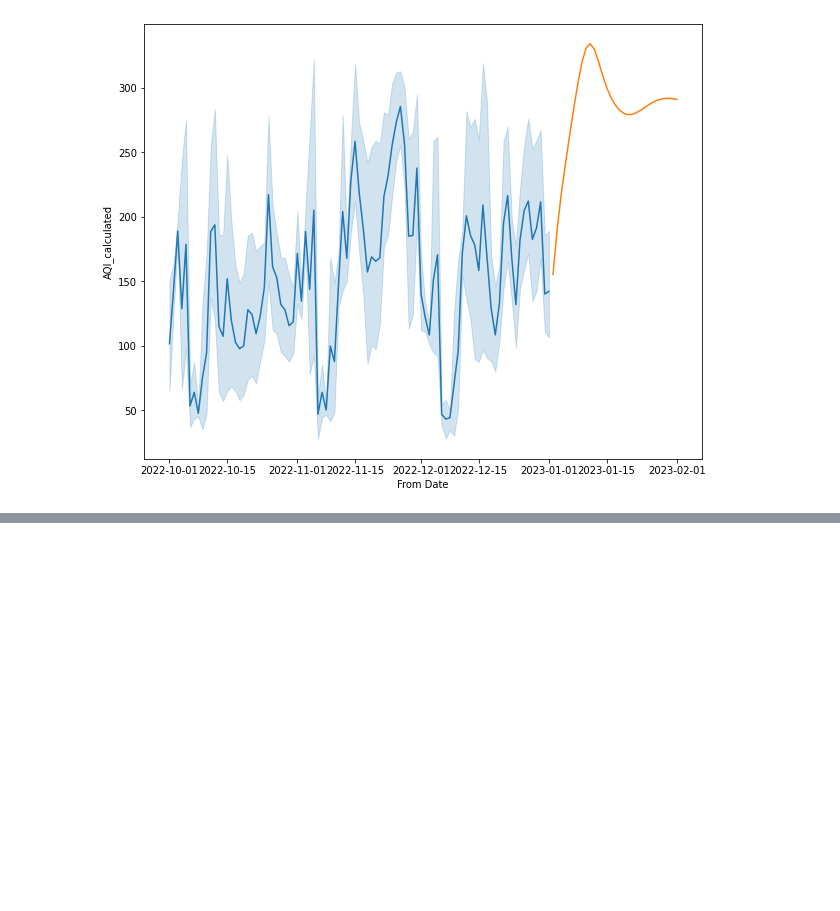
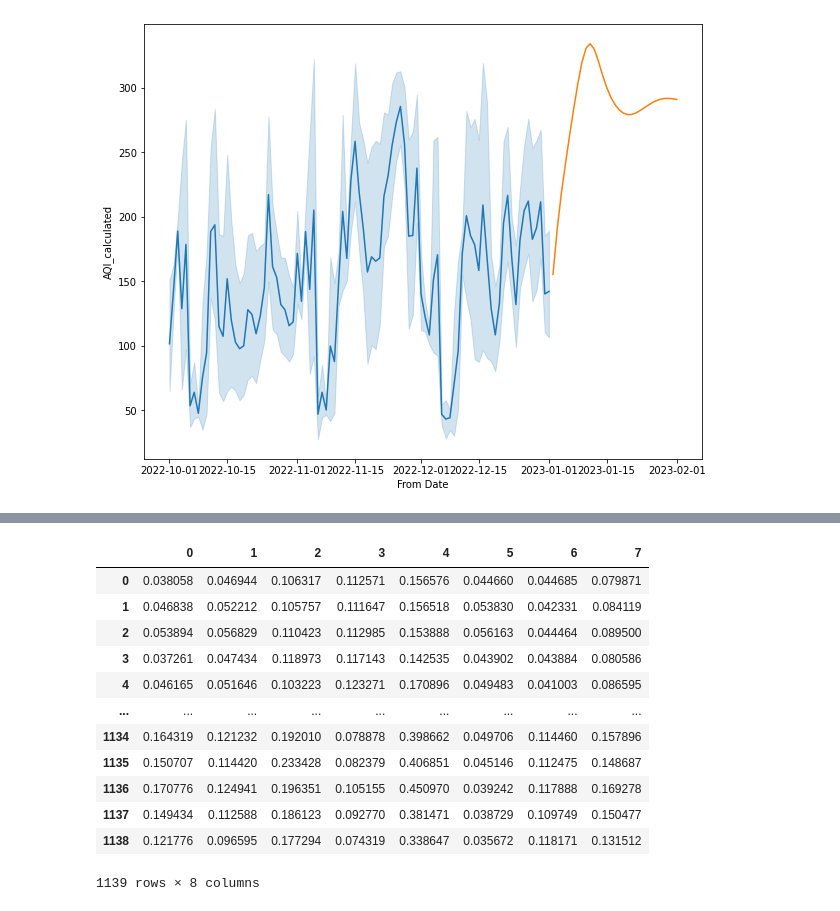
Before and after one commit to Anurag1902/Mumbai-AQI-Forecast, a Jupyter notebook: Mumbai_AQI_Projection.ipynb, the cells around one changed output, grey strips where cells are left out. Drawn from its saved outputs; the diff is of its cells as text; code cells hidden in the pictures; blank space fills up the shorter version.

```diff
--- a/Mumbai_AQI_Projection.ipynb
+++ b/Mumbai_AQI_Projection.ipynb
@@ -639,0 +662,8 @@ See the caveats in the documentation: https://pandas.pydata.org/pandas-docs/stab
+# %%
+x_train, x_test, y_train, y_test = train_test_split(features, target, test_size=0.20//
+                                                    , random_state=123, shuffle = False)
+# %%
+test_generator = TimeseriesGenerator(x_test, y_test, length=win_length, //
+                                     sampling_rate=1, batch_size=batch_size)
+# %%
+predictions=model.predict(test_generator)
@@ -639,0 +733,16 @@ See the caveats in the documentation: https://pandas.pydata.org/pandas-docs/stab
+# %%
+df_pred
+# %% [output]
+|  | 0 | 1 | 2 | 3 | 4 | 5 | 6 | 7 |
+| 0 | 0.038058 | 0.046944 | 0.106317 | 0.112571 | 0.156576 | 0.044660 | 0.044685 | 0.079871 |
+| 1 | 0.046838 | 0.052212 | 0.105757 | 0.111647 | 0.156518 | 0.053830 | 0.042331 | 0.084119 |
+| 2 | 0.053894 | 0.056829 | 0.110423 | 0.112985 | 0.153888 | 0.056163 | 0.044464 | 0.089500 |
+| 3 | 0.037261 | 0.047434 | 0.118973 | 0.117143 | 0.142535 | 0.043902 | 0.043884 | 0.080586 |
+| 4 | 0.046165 | 0.051646 | 0.103223 | 0.123271 | 0.170896 | 0.049483 | 0.041003 | 0.086595 |
+| ... | ... | ... | ... | ... | ... | ... | ... | ... |
+| 1134 | 0.164319 | 0.121232 | 0.192010 | 0.078878 | 0.398662 | 0.049706 | 0.114460 | 0.157896 |
+| 1135 | 0.150707 | 0.114420 | 0.233428 | 0.082379 | 0.406851 | 0.045146 | 0.112475 | 0.148687 |
+| 1136 | 0.170776 | 0.124941 | 0.196351 | 0.105155 | 0.450970 | 0.039242 | 0.117888 | 0.169278 |
+| 1137 | 0.149434 | 0.112588 | 0.186123 | 0.092770 | 0.381471 | 0.038729 | 0.109749 | 0.150477 |
+| 1138 | 0.121776 | 0.096595 | 0.177294 | 0.074319 | 0.338647 | 0.035672 | 0.118171 | 0.131512 |
+1139 rows × 8 columns
```
Also changed, not shown: parts of 19 cells of this notebook.
